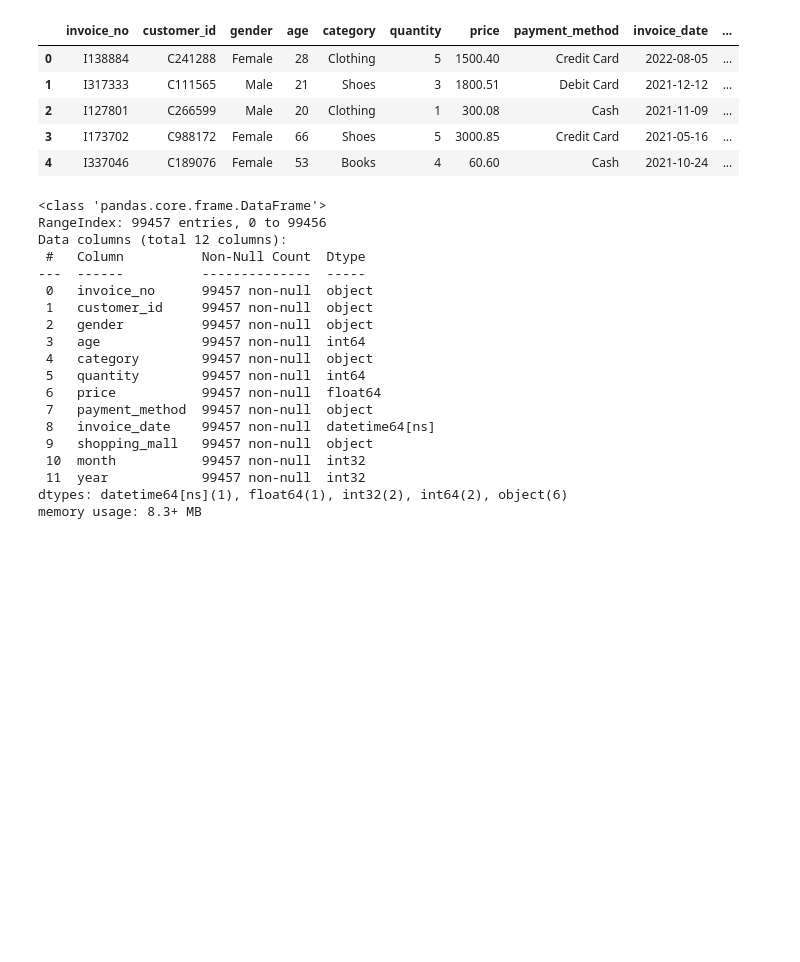
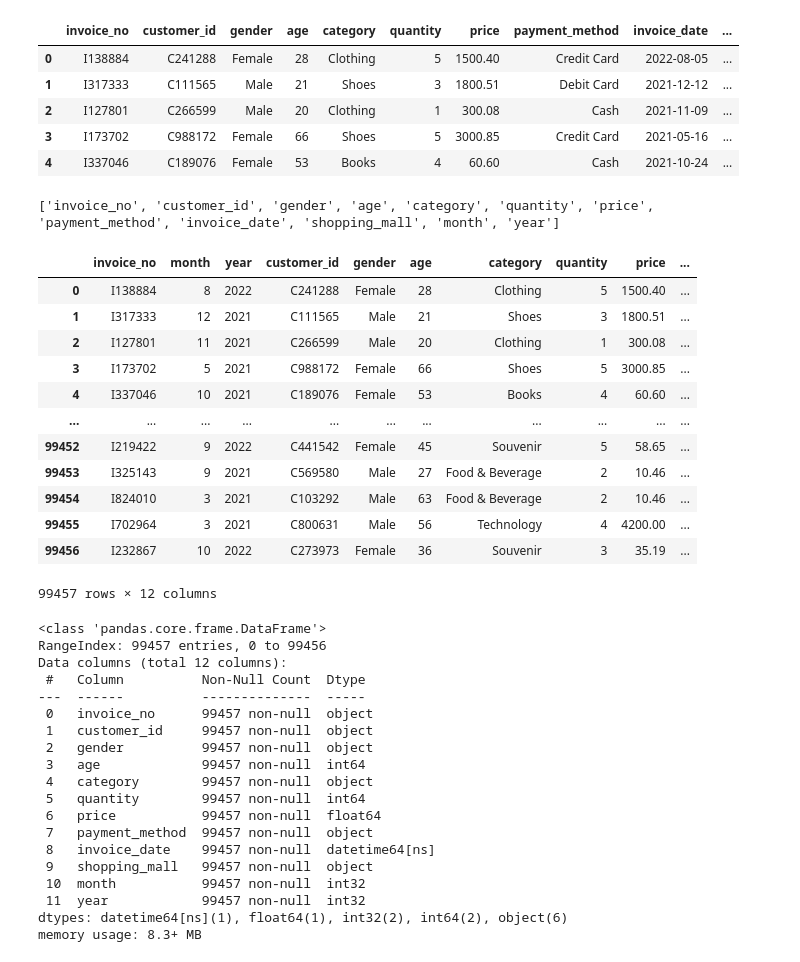
Before and after one commit to Maxterjs99/retail-project, a Jupyter notebook: retail.ipynb, the cells around one changed output. Cells and saved outputs as stored; diff of their text form; code cells hidden in the pictures; blank space fills up the shorter version.

```diff
--- a/retail.ipynb
+++ b/retail.ipynb
@@ -101,6 +101,32 @@ df1.head(5)
 | 2 | I127801 | C266599 | Male | 20 | Clothing | 1 | 300.08 | Cash | 2021-11-09 | ... |
 | 3 | I173702 | C988172 | Female | 66 | Shoes | 5 | 3000.85 | Credit Card | 2021-05-16 | ... |
 | 4 | I337046 | C189076 | Female | 53 | Books | 4 | 60.60 | Cash | 2021-10-24 | ... |
+# %%
+# Nombre de los atributos del df
+columns_name = df1.columns.to_list()
+print(columns_name)
+# %% [output]
+['invoice_no', 'customer_id', 'gender', 'age', 'category', 'quantity', 'price', 'payment_method', 'invoice_date', 'shopping_mall', 'month', 'year']
+# %%
+columns_name2 = ['invoice_no', 'month', 'year', 'customer_id', 'gender', 'age', 'category', 'quantity', 'price', 'payment_method', 'invoice_date', 'shopping_mall']
+# %%
+df1_2 = df1[columns_name2]
+# %%
+df1_2
+# %% [output]
+|  | invoice_no | month | year | customer_id | gender | age | category | quantity | price | ... |
+| 0 | I138884 | 8 | 2022 | C241288 | Female | 28 | Clothing | 5 | 1500.40 | ... |
+| 1 | I317333 | 12 | 2021 | C111565 | Male | 21 | Shoes | 3 | 1800.51 | ... |
+| 2 | I127801 | 11 | 2021 | C266599 | Male | 20 | Clothing | 1 | 300.08 | ... |
+| 3 | I173702 | 5 | 2021 | C988172 | Female | 66 | Shoes | 5 | 3000.85 | ... |
+| 4 | I337046 | 10 | 2021 | C189076 | Female | 53 | Books | 4 | 60.60 | ... |
+| ... | ... | ... | ... | ... | ... | ... | ... | ... | ... | ... |
+| 99452 | I219422 | 9 | 2022 | C441542 | Female | 45 | Souvenir | 5 | 58.65 | ... |
+| 99453 | I325143 | 9 | 2021 | C569580 | Male | 27 | Food & Beverage | 2 | 10.46 | ... |
+| 99454 | I824010 | 3 | 2021 | C103292 | Male | 63 | Food & Beverage | 2 | 10.46 | ... |
+| 99455 | I702964 | 3 | 2021 | C800631 | Male | 56 | Technology | 4 | 4200.00 | ... |
+| 99456 | I232867 | 10 | 2022 | C273973 | Female | 36 | Souvenir | 3 | 35.19 | ... |
+99457 rows × 12 columns
 # %%
 df1.info()
 # %% [output]
```
Also changed, not shown: parts of 11 cells of this notebook.
